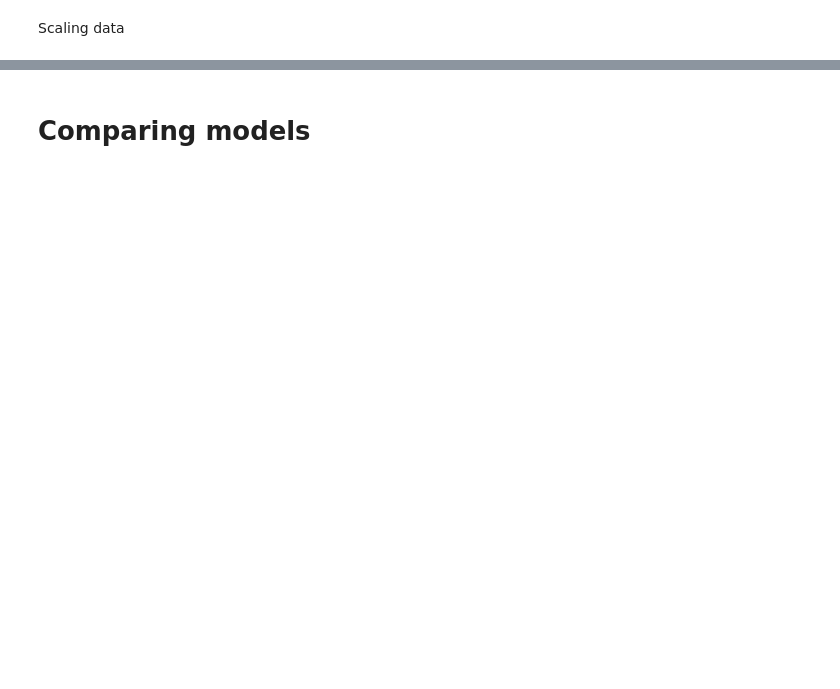
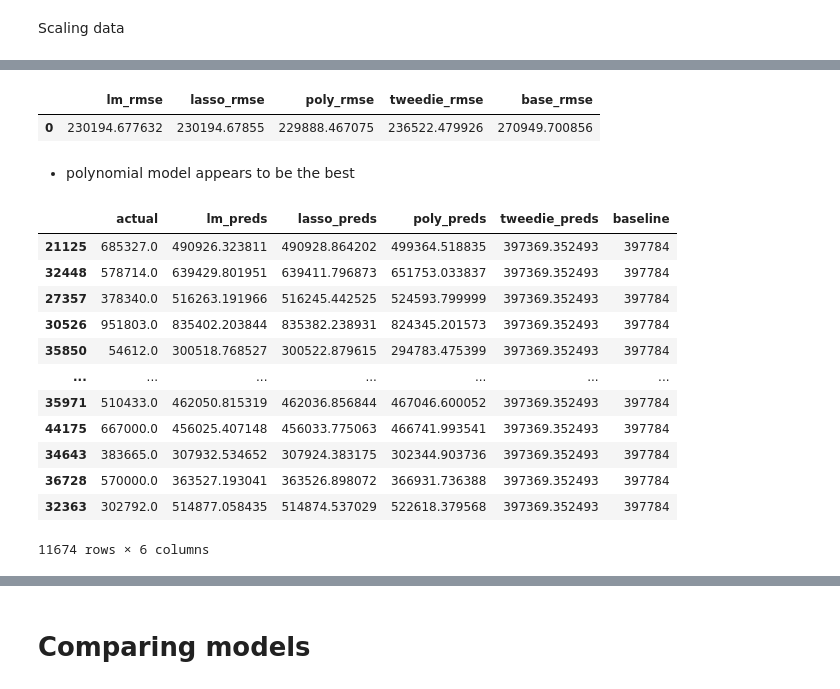
Before and after one commit to wherrickjr/project_regression, a Jupyter notebook: project_regression.ipynb, the cells around one changed output, grey strips where cells are left out. Cells and saved outputs as stored; diff of their text form; code cells hidden in the pictures; blank space fills up the shorter version.

```diff
--- a/project_regression.ipynb
+++ b/project_regression.ipynb
@@ -190 +183,26 @@ models
+# %%
+rmse = acquire.calc_rmse(models)
+rmse    #function calculates root mean square deviation for all of our tests on train dataset
+# %% [output]
+|  | lm_rmse | lasso_rmse | poly_rmse | tweedie_rmse | base_rmse |
+| 0 | 230194.677632 | 230194.67855 | 229888.467075 | 236522.479926 | 270949.700856 |
+# %% [markdown]
+* polynomial model appears to be the best
+# %%
+validates = acquire.ols(val) #predictions for validate dataset
+validates
+# %% [output]
+|  | actual | lm_preds | lasso_preds | poly_preds | tweedie_preds | baseline |
+| 21125 | 685327.0 | 490926.323811 | 490928.864202 | 499364.518835 | 397369.352493 | 397784 |
+| 32448 | 578714.0 | 639429.801951 | 639411.796873 | 651753.033837 | 397369.352493 | 397784 |
+| 27357 | 378340.0 | 516263.191966 | 516245.442525 | 524593.799999 | 397369.352493 | 397784 |
+| 30526 | 951803.0 | 835402.203844 | 835382.238931 | 824345.201573 | 397369.352493 | 397784 |
+| 35850 | 54612.0 | 300518.768527 | 300522.879615 | 294783.475399 | 397369.352493 | 397784 |
+| ... | ... | ... | ... | ... | ... | ... |
+| 35971 | 510433.0 | 462050.815319 | 462036.856844 | 467046.600052 | 397369.352493 | 397784 |
+| 44175 | 667000.0 | 456025.407148 | 456033.775063 | 466741.993541 | 397369.352493 | 397784 |
+| 34643 | 383665.0 | 307932.534652 | 307924.383175 | 302344.903736 | 397369.352493 | 397784 |
+| 36728 | 570000.0 | 363527.193041 | 363526.898072 | 366931.736388 | 397369.352493 | 397784 |
+| 32363 | 302792.0 | 514877.058435 | 514874.537029 | 522618.379568 | 397369.352493 | 397784 |
+11674 rows × 6 columns
 # %%
```
Also changed, not shown: parts of 24 cells of this notebook, 5 other files.
